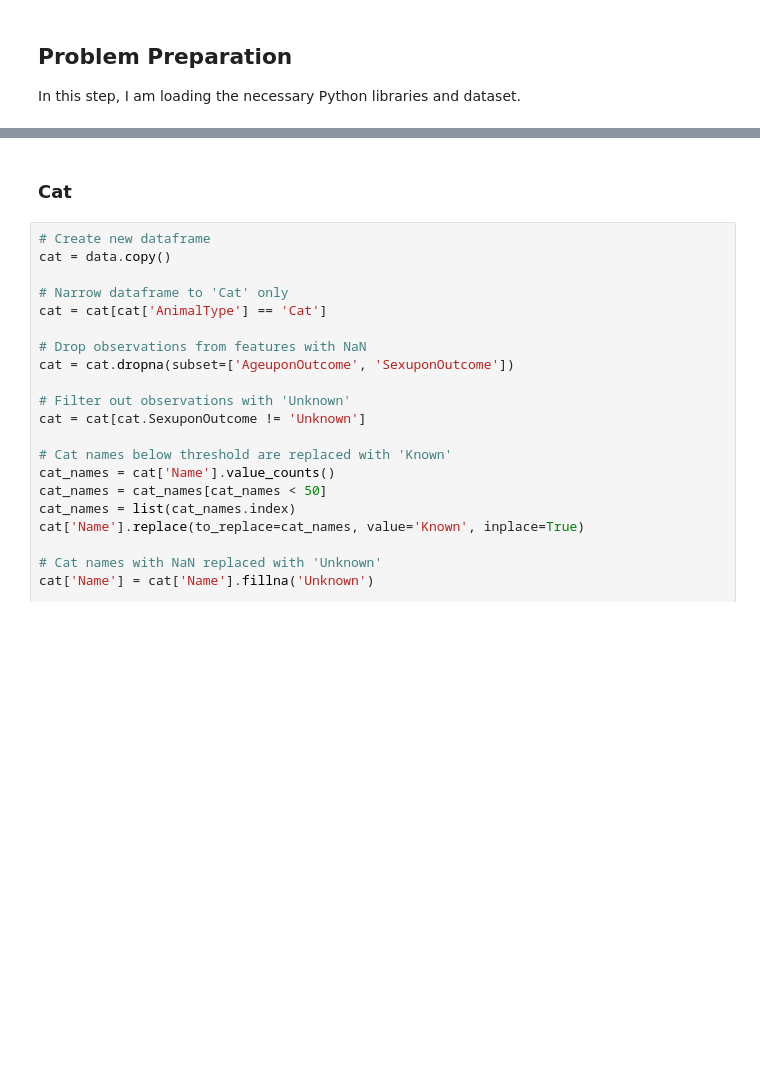
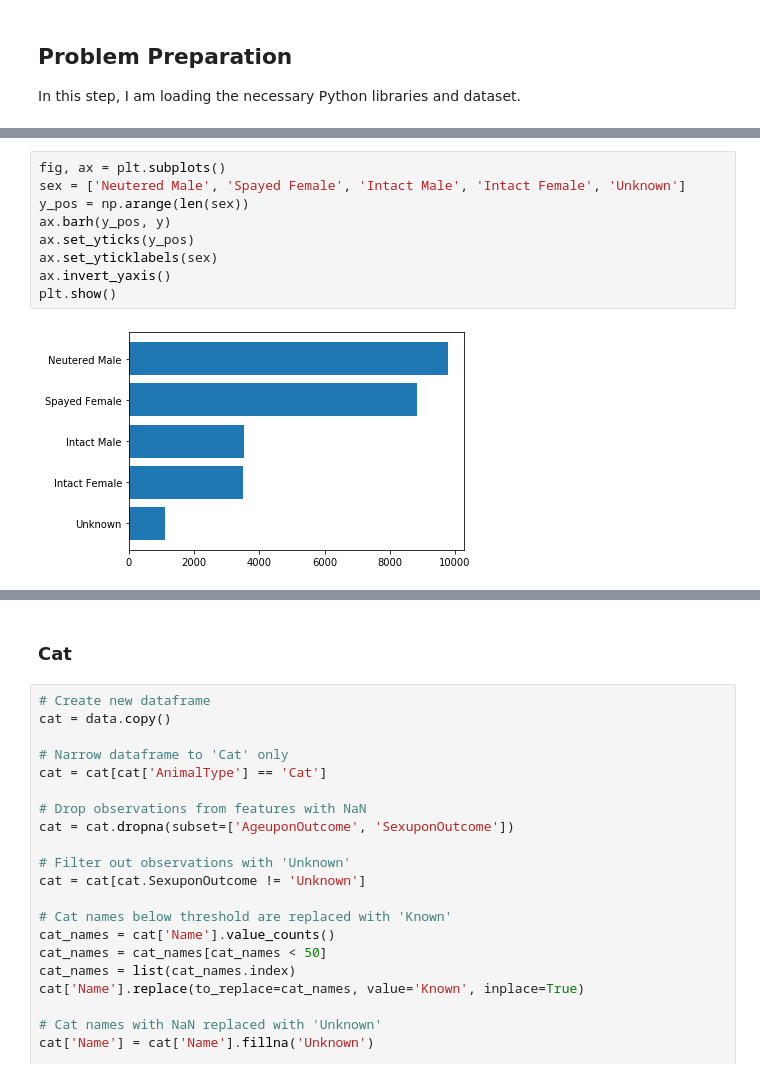
Before and after one commit to BenGriffith/capstone, a Jupyter notebook: capstone.ipynb, the cells around one changed output, grey strips where cells are left out. Drawn from its saved outputs; the diff is of its cells as text; blank space fills up the shorter version.

```diff
--- a/capstone.ipynb
+++ b/capstone.ipynb
@@ -81,2 +126,13 @@ data['SexuponOutcome'].value_counts()
+# %%
+fig, ax = plt.subplots()
+sex = ['Neutered Male', 'Spayed Female', 'Intact Male', 'Intact Female', 'Unknown']
+y_pos = np.arange(len(sex))
+ax.barh(y_pos, y)
+ax.set_yticks(y_pos)
+ax.set_yticklabels(sex)
+ax.invert_yaxis()
+plt.show()
+# %% [output]
+[figure, added]
 # %%
 data['AgeuponOutcome'].value_counts()
```
Also changed, not shown: parts of 33 cells of this notebook.
